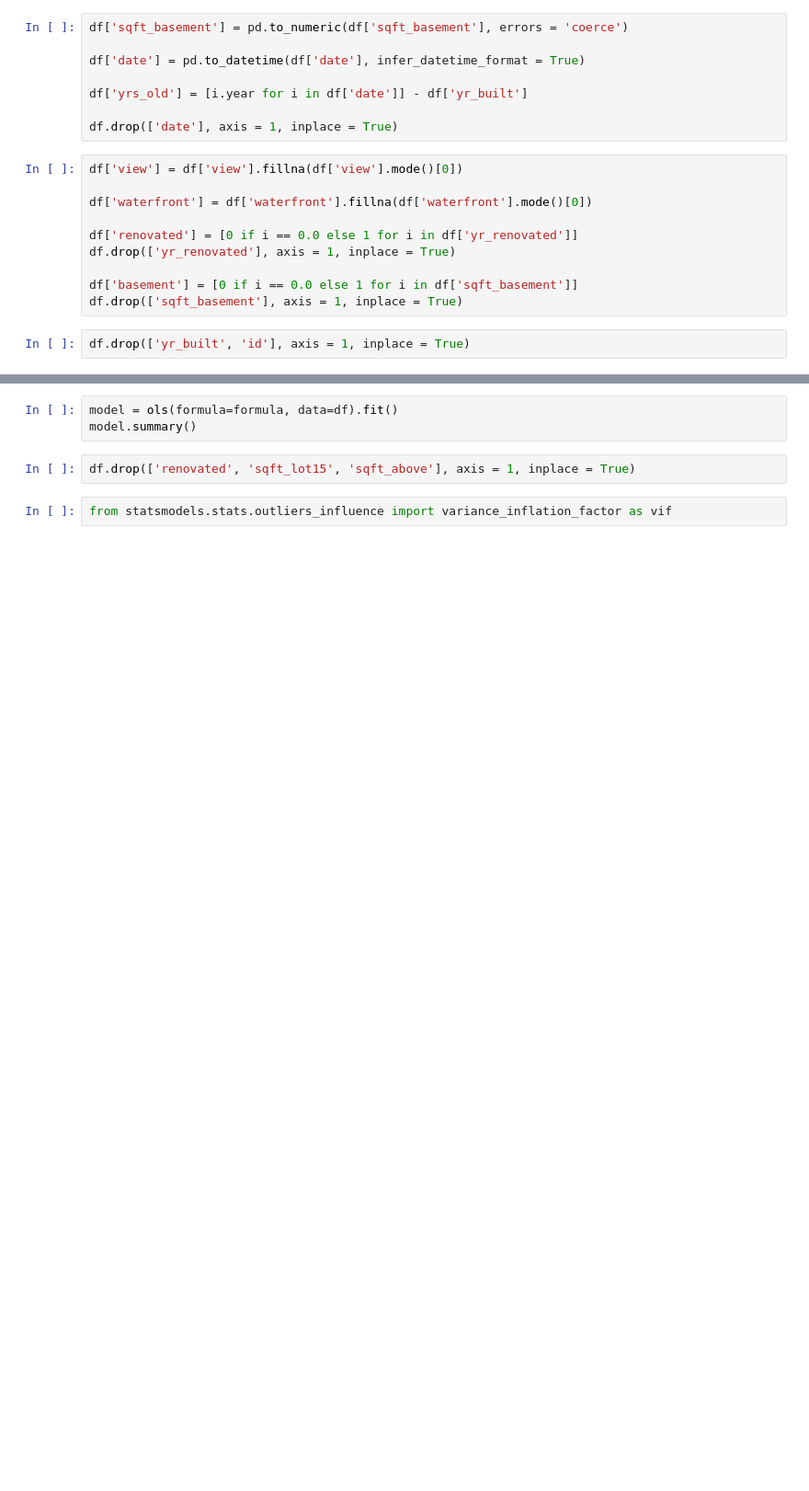
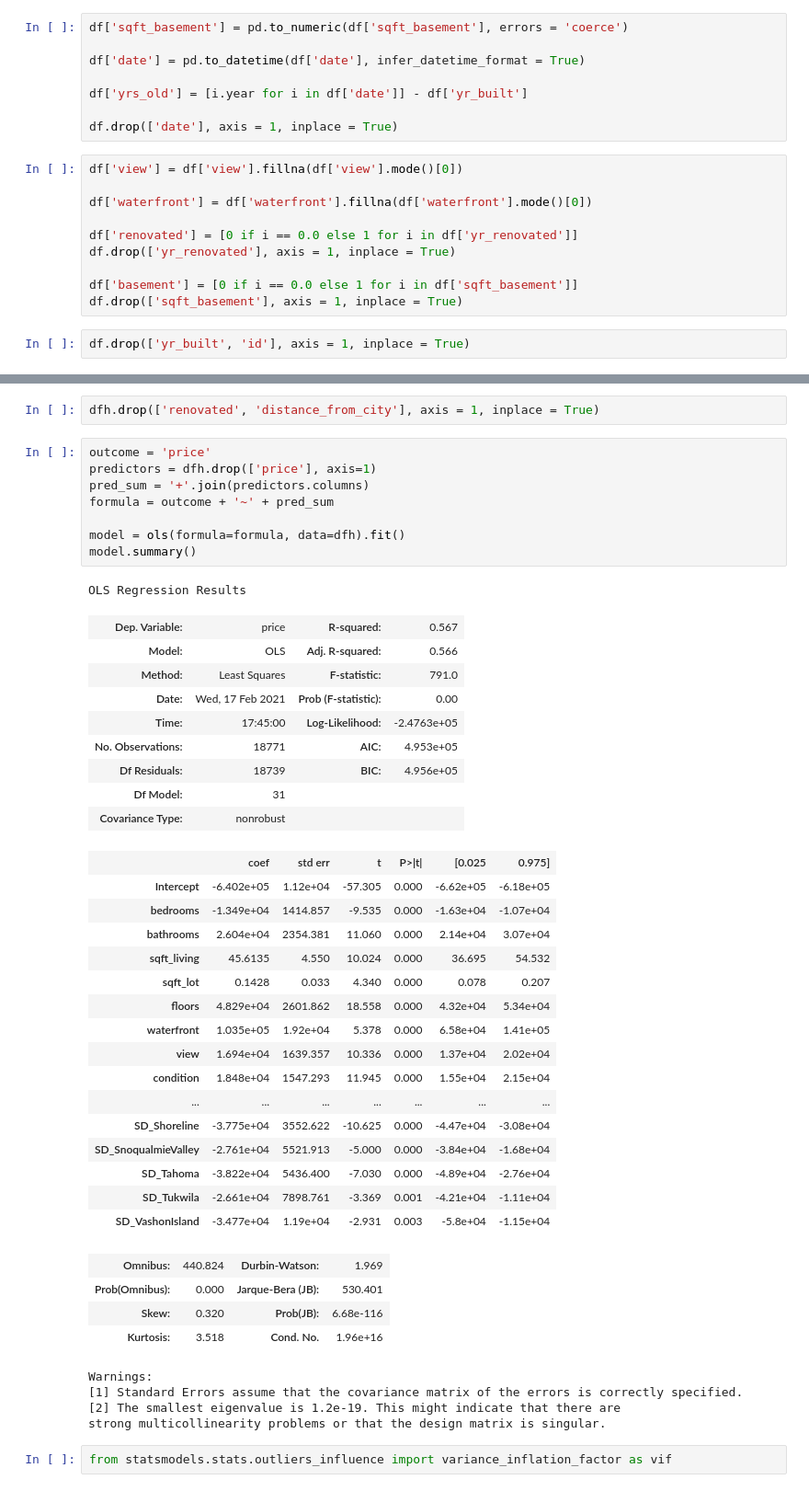
Before and after one commit to joshblumer/dsc-mod-2-project-v2-1-online-ds-sp-000, a Jupyter notebook: SQFT Experimental.ipynb, the cells around one changed output, grey strips where cells are left out. Shown: that part at 92% size. Saved outputs shown, nothing was run; the diff lists cells and outputs as text; blank space fills up the shorter version.

```diff
--- a/SQFT Experimental.ipynb
+++ b/SQFT Experimental.ipynb
@@ -46,8 +274,48 @@ formula = outcome + '~' + pred_sum
-# %%
-model = ols(formula=formula, data=df).fit()
-model.summary()
 # %%
-df.drop(['renovated', 'sqft_lot15', 'sqft_above'], axis = 1, inplace = True)
+dfh.drop(['renovated', 'distance_from_city'], axis = 1, inplace = True)
+# %%
+outcome = 'price'
+predictors = dfh.drop(['price'], axis=1)
+pred_sum = '+'.join(predictors.columns)
+formula = outcome + '~' + pred_sum
+
+model = ols(formula=formula, data=dfh).fit()
+model.summary()
+# %% [output]
+OLS Regression Results
+| Dep. Variable: | price | R-squared: | 0.567 |
+| Model: | OLS | Adj. R-squared: | 0.566 |
+| Method: | Least Squares | F-statistic: | 791.0 |
+| Date: | Wed, 17 Feb 2021 | Prob (F-statistic): | 0.00 |
+| Time: | 17:45:00 | Log-Likelihood: | -2.4763e+05 |
+| No. Observations: | 18771 | AIC: | 4.953e+05 |
+| Df Residuals: | 18739 | BIC: | 4.956e+05 |
+| Df Model: | 31 |  |  |
+| Covariance Type: | nonrobust |  |  |
+|  | coef | std err | t | P>|t| | [0.025 | 0.975] |
+| Intercept | -6.402e+05 | 1.12e+04 | -57.305 | 0.000 | -6.62e+05 | -6.18e+05 |
+| bedrooms | -1.349e+04 | 1414.857 | -9.535 | 0.000 | -1.63e+04 | -1.07e+04 |
+| bathrooms | 2.604e+04 | 2354.381 | 11.060 | 0.000 | 2.14e+04 | 3.07e+04 |
+| sqft_living | 45.6135 | 4.550 | 10.024 | 0.000 | 36.695 | 54.532 |
+| sqft_lot | 0.1428 | 0.033 | 4.340 | 0.000 | 0.078 | 0.207 |
+| floors | 4.829e+04 | 2601.862 | 18.558 | 0.000 | 4.32e+04 | 5.34e+04 |
+| waterfront | 1.035e+05 | 1.92e+04 | 5.378 | 0.000 | 6.58e+04 | 1.41e+05 |
+| view | 1.694e+04 | 1639.357 | 10.336 | 0.000 | 1.37e+04 | 2.02e+04 |
+| condition | 1.848e+04 | 1547.293 | 11.945 | 0.000 | 1.55e+04 | 2.15e+04 |
+| ... | ... | ... | ... | ... | ... | ... |
+| SD_Shoreline | -3.775e+04 | 3552.622 | -10.625 | 0.000 | -4.47e+04 | -3.08e+04 |
+| SD_SnoqualmieValley | -2.761e+04 | 5521.913 | -5.000 | 0.000 | -3.84e+04 | -1.68e+04 |
+| SD_Tahoma | -3.822e+04 | 5436.400 | -7.030 | 0.000 | -4.89e+04 | -2.76e+04 |
+| SD_Tukwila | -2.661e+04 | 7898.761 | -3.369 | 0.001 | -4.21e+04 | -1.11e+04 |
+| SD_VashonIsland | -3.477e+04 | 1.19e+04 | -2.931 | 0.003 | -5.8e+04 | -1.15e+04 |
+| Omnibus: | 440.824 | Durbin-Watson: | 1.969 |
+| Prob(Omnibus): | 0.000 | Jarque-Bera (JB): | 530.401 |
+| Skew: | 0.320 | Prob(JB): | 6.68e-116 |
+| Kurtosis: | 3.518 | Cond. No. | 1.96e+16 |
+Warnings:
+[1] Standard Errors assume that the covariance matrix of the errors is correctly specified.
+[2] The smallest eigenvalue is 1.2e-19. This might indicate that there are
+strong multicollinearity problems or that the design matrix is singular.
 # %%
 from statsmodels.stats.outliers_influence import variance_inflation_factor as vif
 # %%
```
Also changed, not shown: parts of 36 cells of this notebook, 5 other files.
